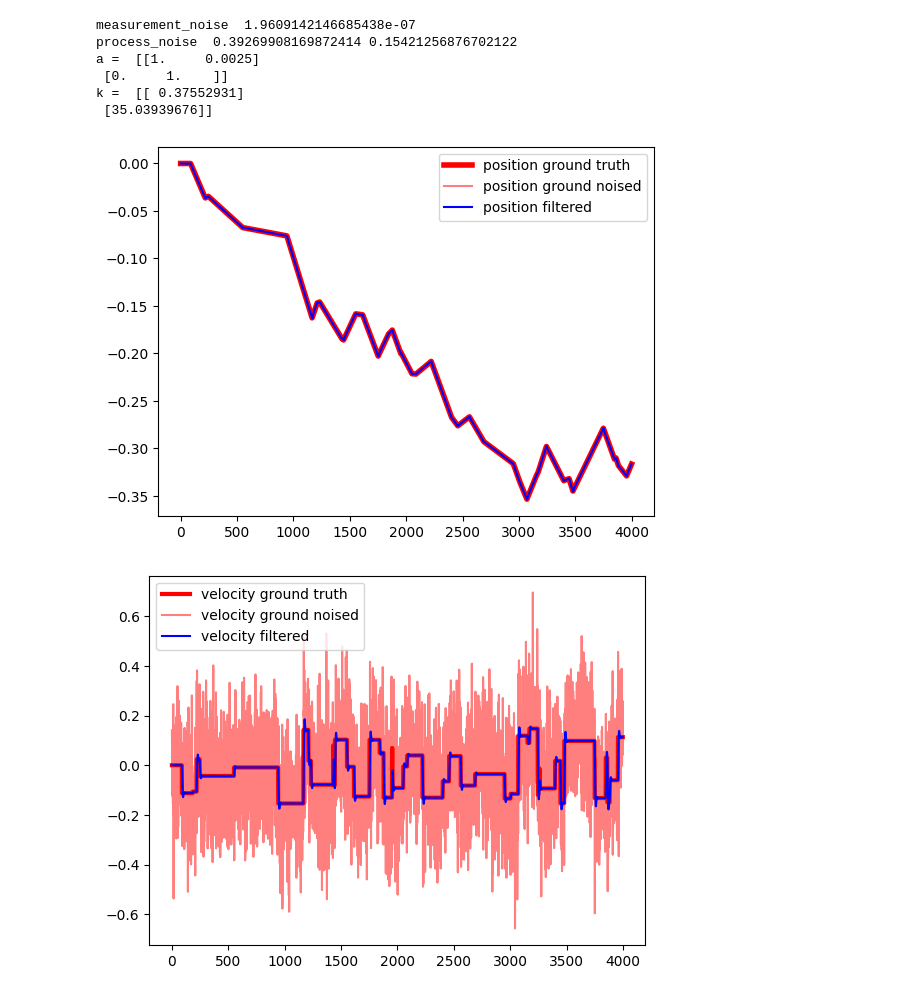
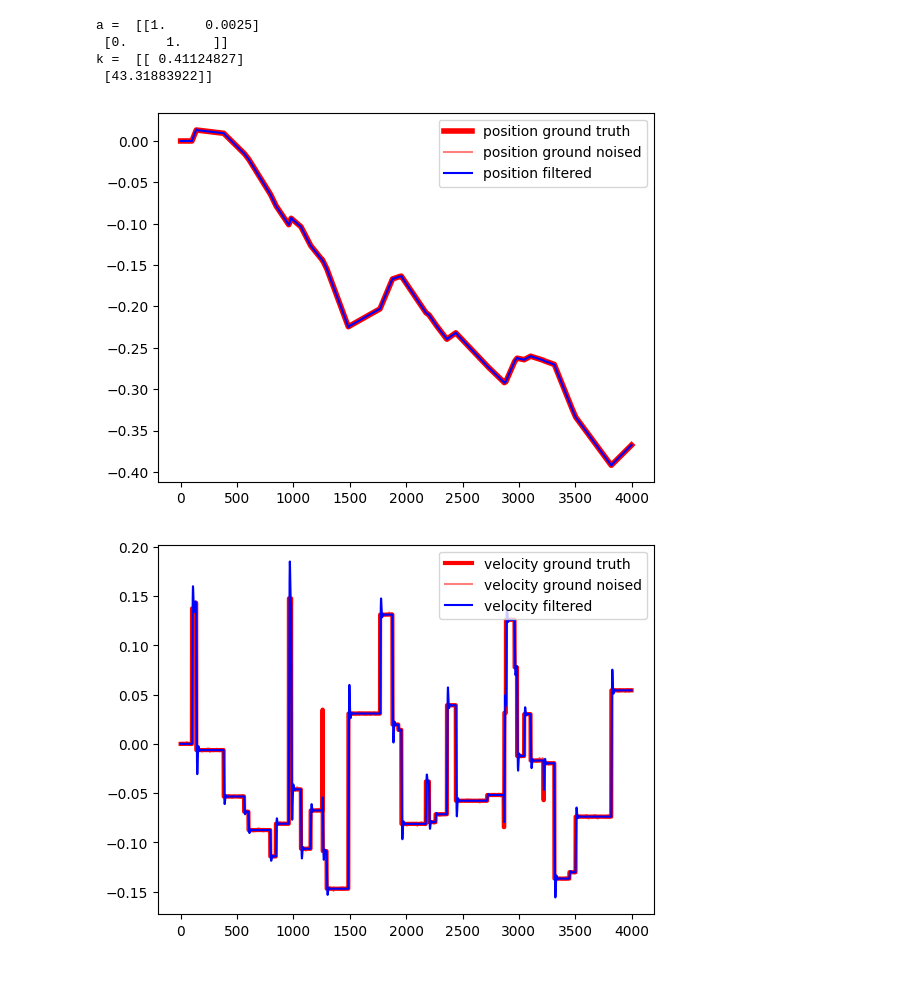
Before and after one commit to michalnand/motoko_ice_dragon_x, a Jupyter notebook: simulations/encoder_filter/encoder_filter.ipynb, the cells around one changed output. Cells and saved outputs as stored; diff of their text form; code cells hidden in the pictures.

```diff
--- a/simulations/encoder_filter/encoder_filter.ipynb
+++ b/simulations/encoder_filter/encoder_filter.ipynb
@@ -43,7 +43,7 @@ def create_signal(n_steps, pos_std, vel_std, resolution = 4096, max_rpm = 1500,
 
 
 class EncoderKalmanFilter:
-    def __init__(self, dt = 0.00025, process_noise=0.01, measurement_noise=0.01):
+    def __init__(self, Q, R, dt = 0.00025):
         # Time step
         self.dt = dt
 
@@ -52,18 +52,19 @@ class EncoderKalmanFilter:
         self.H = numpy.array([[1, 0]])
 
 
+        '''
         # Single process noise variance
         q = process_noise
         self.Q = q * numpy.array([[dt**3 / 3, dt**2 / 2], [dt**2 / 2, dt]])
 
         # Measurement noise covariance (scalar)
         self.R = measurement_noise* numpy.array([[1]])
-
+        '''
 
         # Compute steady-state error covariance and Kalman gain
-        p = scipy.linalg.solve_discrete_are(self.A.T, self.H.T, self.Q, self.R)
+        p = scipy.linalg.solve_discrete_are(self.A.T, self.H.T, Q, R)
 
-        self.K = p @ self.H.T @ numpy.linalg.inv(self.H @ p @ self.H.T + self.R)
+        self.K = p @ self.H.T @ numpy.linalg.inv(self.H @ p @ self.H.T + R)
 
         # Initialize state estimates
         self.state = numpy.zeros((2, 1))
@@ -83,10 +84,11 @@ class EncoderKalmanFilter:
         k0 = self.K[0][0]
         k1 = self.K[1][0]
 
+
         prediction_error = position_measurement - self.state[0][0]
 
         position_new = self.state[0][0]  + self.state[1][0]*self.dt + k0*prediction_error
-        velocity_new =  self.state[1][0] + k1*prediction_error
+        velocity_new = self.state[1][0] + k1*prediction_error
 
         self.state[0][0] = position_new
         self.state[1][0] = velocity_new
@@ -94,59 +96,79 @@ class EncoderKalmanFilter:
         return self.state[0][0], self.state[1][0]
 
 
+# Savitzky-Golay filter
+class EncoderSAF:
+    def __init__(self, window_size = 7, poly_order = 2, dt = 1):
+        # Time step
+        self.dt = dt
+
+        deriv = 1
+        half_window = window_size // 2
+        x = numpy.arange(-half_window, half_window + 1)
+        A = numpy.vander(x, poly_order + 1, increasing=True)
+        coeffs = numpy.linalg.pinv(A)[deriv] / dt
+
+        print(coeffs)
+
+
 n_steps = 4000
 
-dt = 0.0025
-encoder_resolution = 4096
-max_rpm = 1500.0
+dt                  = 250*(10e-6)
+encoder_resolution  = 4096
+max_rpm             = 1500.0
 
-quantization_error = 2.0*numpy.pi/encoder_resolution
-measurement_noise  = (quantization_error**2)/12.0
 
-print("measurement_noise ", measurement_noise)
+w_max = max_rpm*2.0*numpy.pi/60.0
 
-max_velocity = 1500.0*2.0*numpy.pi/60.0
-
-dv_max = max_velocity*dt
-process_noise = dv_max**2
-
-print("process_noise ", dv_max, process_noise)
+v_min = 2.0*numpy.pi/(encoder_resolution*dt)
 
 
 
 
+# process noise Q
+process_noise = numpy.zeros((2, 2))
+s = 100
+process_noise[0][0] = s*((dt**4)/4.0)
+process_noise[0][1] = s*((dt**3)/2.0)
+process_noise[1][0] = s*((dt**3)/2.0)
+process_noise[1][1] = s*(dt**2)
 
-pos_gt, pos_gt_noised, vel_gt, vel_gt_noised = create_signal(n_steps, measurement_noise, process_noise, dt=dt)
+# meassurement noise R
+measurement_noise = numpy.zeros((1, 1))
+s = 2.0*numpy.pi/encoder_resolution
+measurement_noise[0][0] = (s**2)/12.0
 
-kf = EncoderKalmanFilter(dt, process_noise=process_noise, measurement_noise=measurement_noise)
+
+
+pos_gt, pos_gt_noised, vel_gt, vel_gt_noised = create_signal(n_steps, process_noise[0][0], process_noise[1][1], dt=dt, p_change=0.01)
+
+kf = EncoderKalmanFilter(Q=process_noise, R=measurement_noise, dt=dt)
 
 
 pos_fil = numpy.zeros(n_steps)
 vel_fil = numpy.zeros(n_steps)
 
 for n in range(n_steps):
     #pos_hat, vel_hat = kf.step(pos_gt_noised[n])
     pos_hat, vel_hat = kf.step_scalar(pos_gt_noised[n])
     pos_fil[n] = pos_hat
     vel_fil[n] = vel_hat
 
 plt.plot(pos_gt,        label="position ground truth", color = "red", lw=4)
 plt.plot(pos_gt_noised, label="position ground noised", color = "red", alpha=0.5)
 plt.plot(pos_fil,       label="position filtered", color = "blue")
 plt.legend()
 plt.show()
 
 plt.plot(vel_gt,        label="velocity ground truth", color = "red", lw=3)
 plt.plot(vel_gt_noised, label="velocity ground noised", color = "red", alpha=0.5)
 plt.plot(vel_fil,       label="velocity filtered", color = "blue")
 plt.legend()
 plt.show()
 # %% [output]
-measurement_noise  1.9609142146685438e-07
-process_noise  0.39269908169872414 0.15421256876702122
 a =  [[1.     0.0025]
  [0.     1.    ]]
-k =  [[ 0.37552931]
- [35.03939676]]
+k =  [[ 0.41124827]
+ [43.31883922]]
-[figure, old version]
+[figure, new version]
-[figure, old version]
+[figure, new version]
```
Also changed, not shown: 47 other files.
